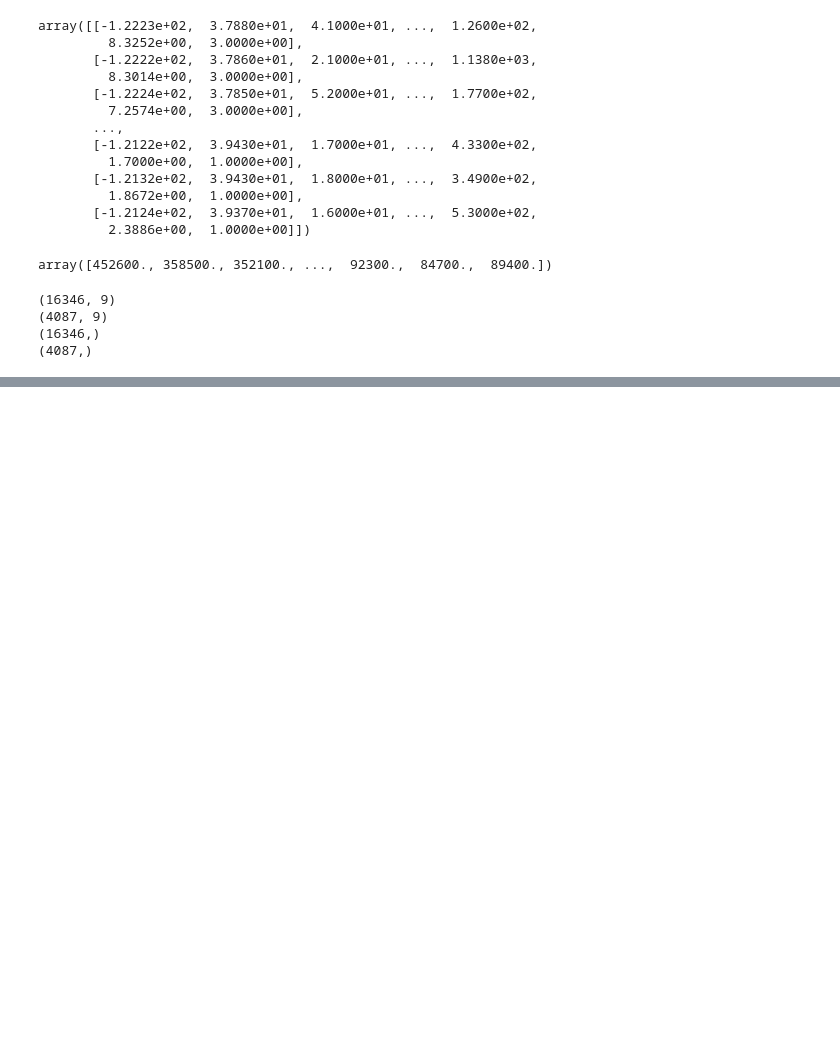
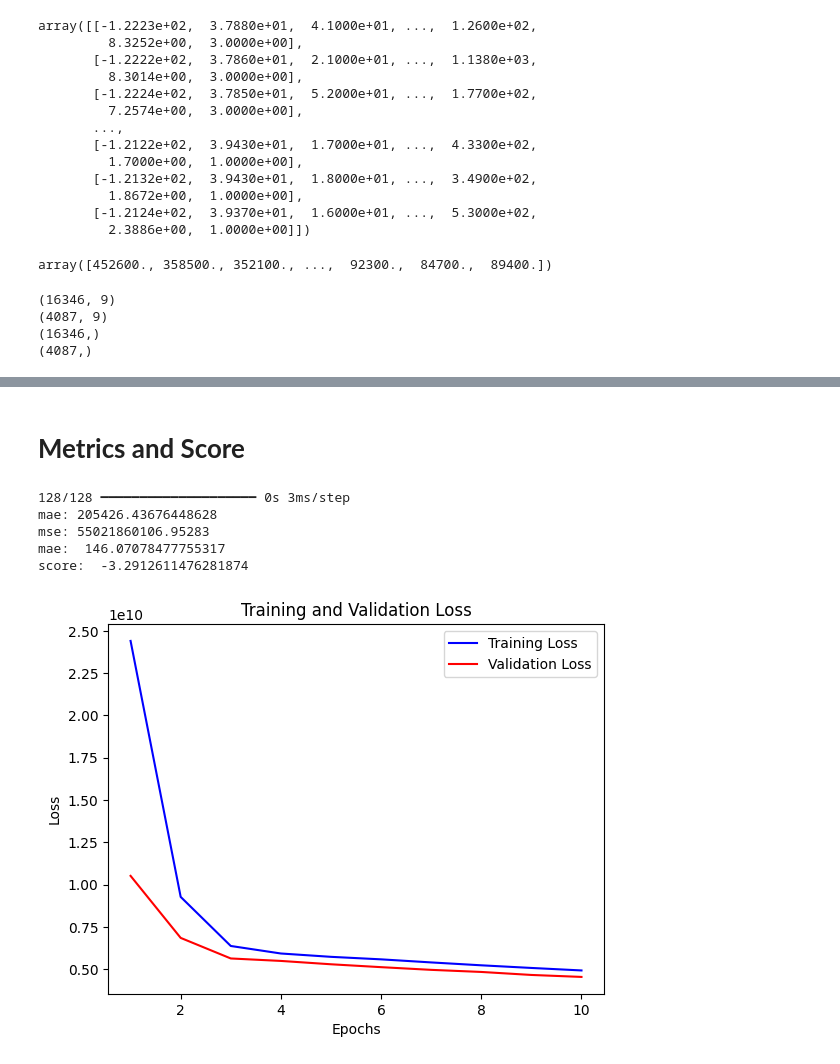
Before and after one commit to Saifullah785/deep-learning-projects, a Jupyter notebook: Project_01_House_Price_Prediction_using_ANN/Project_01_House_Price_Prediction_using_ANN.ipynb, the cells around one changed output, grey strips where cells are left out. Drawn from its saved outputs; the diff is of its cells as text; code cells hidden in the pictures; blank space fills up the shorter version.

Commit message:
Created using Colab while working on project 01 house price prediction using ANN

```diff
--- a/Project_01_House_Price_Prediction_using_ANN/Project_01_House_Price_Prediction_using_ANN.ipynb
+++ b/Project_01_House_Price_Prediction_using_ANN/Project_01_House_Price_Prediction_using_ANN.ipynb
@@ -156,0 +194,16 @@ print(y_test.shape)
+# %%
+# Define the model architecture
+model = Sequential([
+    # input Layer with 1000 neurons and ReLU activation
+    Dense(1000, input_shape=(x_train.shape[1],), activation='relu'),
+    # Dropout layer to prevent overfitting
+    Dropout(0.2),
+    # Hidden layer with 500 neurons and ReLU activation
+    Dense(500, activation='relu'),
+    # Dropout layer to prevent overfitting
+    Dropout(0.2),
+    # Hidden layer with 250 neurons and ReLU activation
+    Dense(250, activation='relu'),
+    # Output layer with 1 neuron and linear activation for regression
+    Dense(1, activation='linear')
+])
@@ -156,0 +247,8 @@ print(y_test.shape)
+# %%
+# compile the model and set earlystopping
+model.compile(optimizer='rmsprop', loss='mse', metrics=['mae'])
+es = EarlyStopping(monitor='val_loss', mode='min',  patience=50, restore_best_weights=True) #verbose=1,
+# %%
+# fit the model (training)
+
+history = model.fit(x_train, y_train, validation_data= (x_test, y_test), callbacks=[es], epochs=10, batch_size=50, verbose=1)
@@ -156,0 +276,40 @@ print(y_test.shape)
+# %% [markdown]
+# **Metrics and Score**
+# %%
+from sklearn.metrics import r2_score, mean_absolute_error, mean_squared_error,mean_squared_log_error
+
+# Make predictions on the test set
+y_pred = model.predict(x_test)
+
+# Print evaluation metrics
+print('mae:', mean_absolute_error(y_test, y_pred))
+print('mse:', mean_squared_error(y_test, y_pred))
+print('mae: ', mean_squared_log_error(y_test, y_pred))
+print('score: ', r2_score(y_test, y_pred))
+# %% [output]
+128/128 ━━━━━━━━━━━━━━━━━━━━ 0s 3ms/step
+mae: 205426.43676448628
+mse: 55021860106.95283
+mae:  146.07078477755317
+score:  -3.2912611476281874
+# %%
+# Get the training and validation loss from the history object
+training_loss = history.history['loss']
+validation_loss = history.history['val_loss']
+epochs = range(1, len(training_loss) + 1)
+
+# Plot the training and validation loss
+plt.plot(epochs, training_loss, 'b', label='Training Loss')
+plt.plot(epochs, validation_loss, 'r', label='Validation Loss')
+
+
+# Label the plot
+plt.title('Training and Validation Loss')
+plt.xlabel('Epochs')
+plt.ylabel('Loss')
+plt.legend()
+
+# Show the plot
+plt.show()
+# %% [output]
+[figure, added]
```
Also changed, not shown: parts of 10 cells of this notebook.
